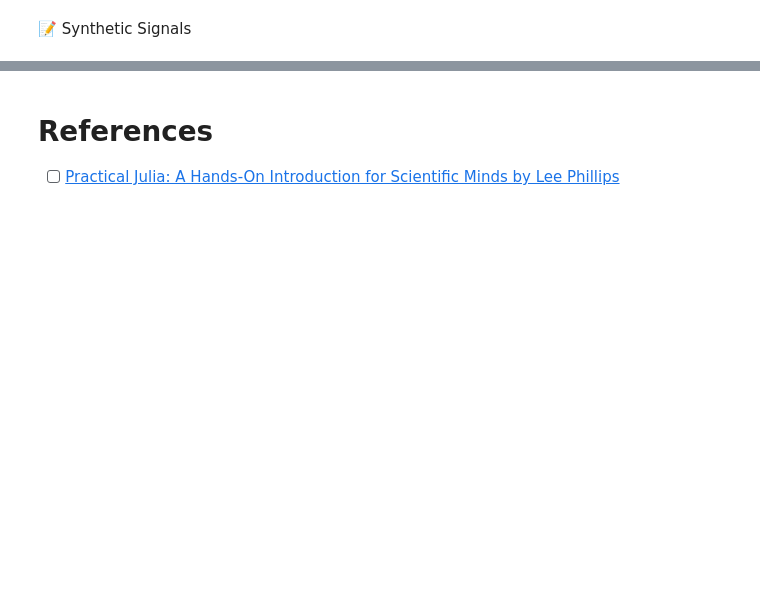
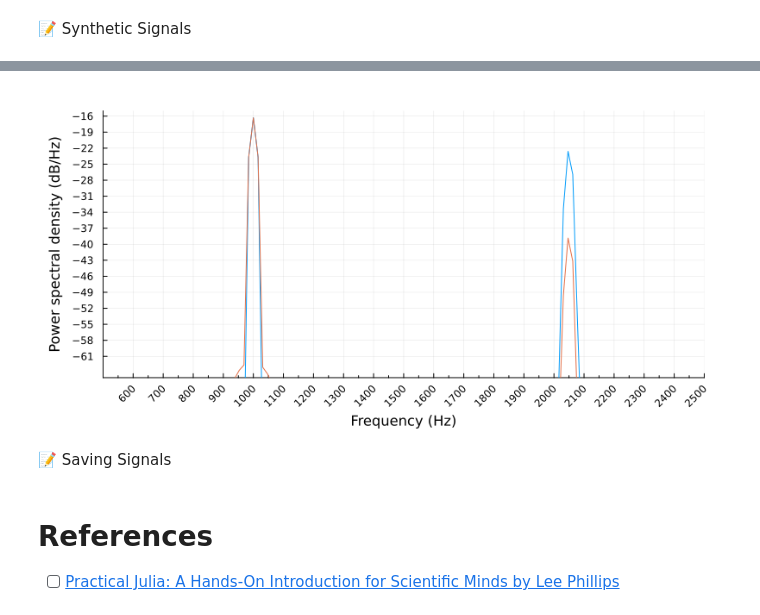
Before and after one commit to setrar/SSP, a Jupyter notebook: Homeworks/tp1/signal.ipynb, the cells around one changed output, grey strips where cells are left out. Cells and saved outputs as stored; diff of their text form; code cells hidden in the pictures; blank space fills up the shorter version.

```diff
--- a/Homeworks/tp1/signal.ipynb
+++ b/Homeworks/tp1/signal.ipynb
@@ -114,0 +118,20 @@ psd(sin1000_2050;
+# %%
+pl3 = psd(sin1000_2050;
+    xrange=(500,2500)
+    , xticks=600:100:2500, xminorticks=2, xrot=45
+    , yticks=-61:3:-02
+    , margin=5mm
+    , size = (800,400)
+)
+psd!(sfilt(lpf,sin1000_2050);
+    xrange=(500,2500)
+    , xticks=600:100:2500, xminorticks=2, xrot=45
+    , yticks=-61:3:-02
+    , margin=5mm
+    , size = (800,400)
+)
+display(pl3)
+# %% [output]
+[figure, added]
+# %% [markdown]
+&#x1F4DD; Saving Signals
```
Also changed, not shown: parts of 5 cells of this notebook, 2 other files.
